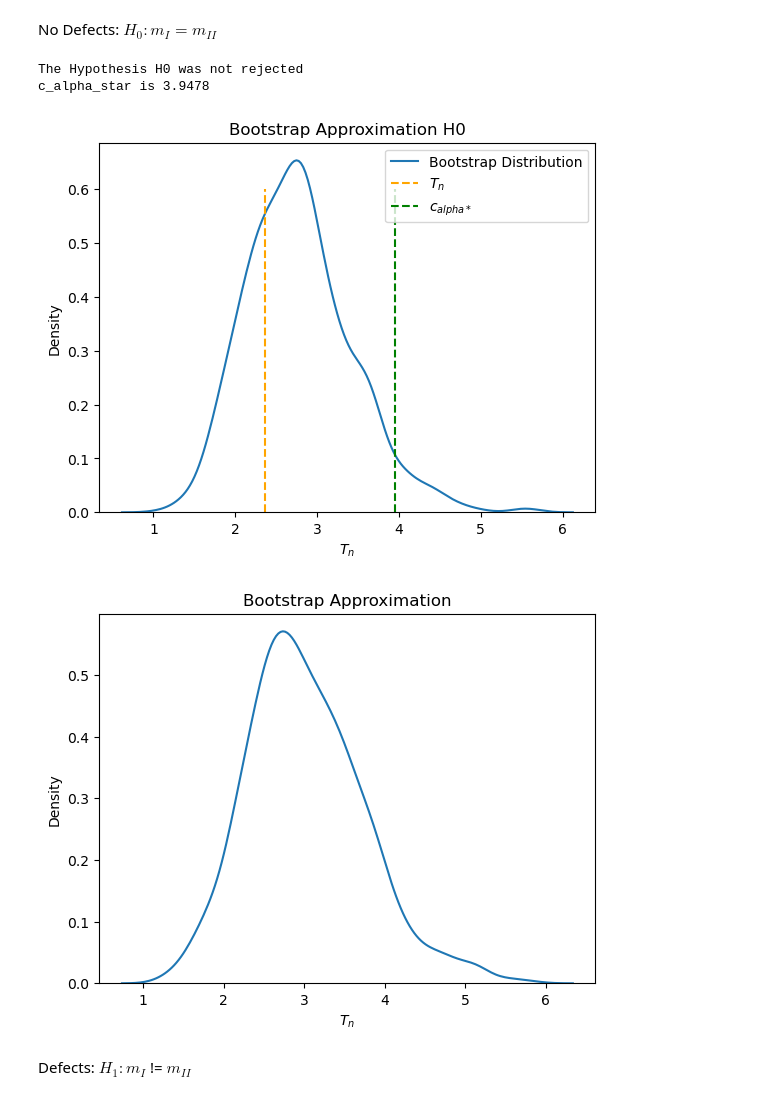
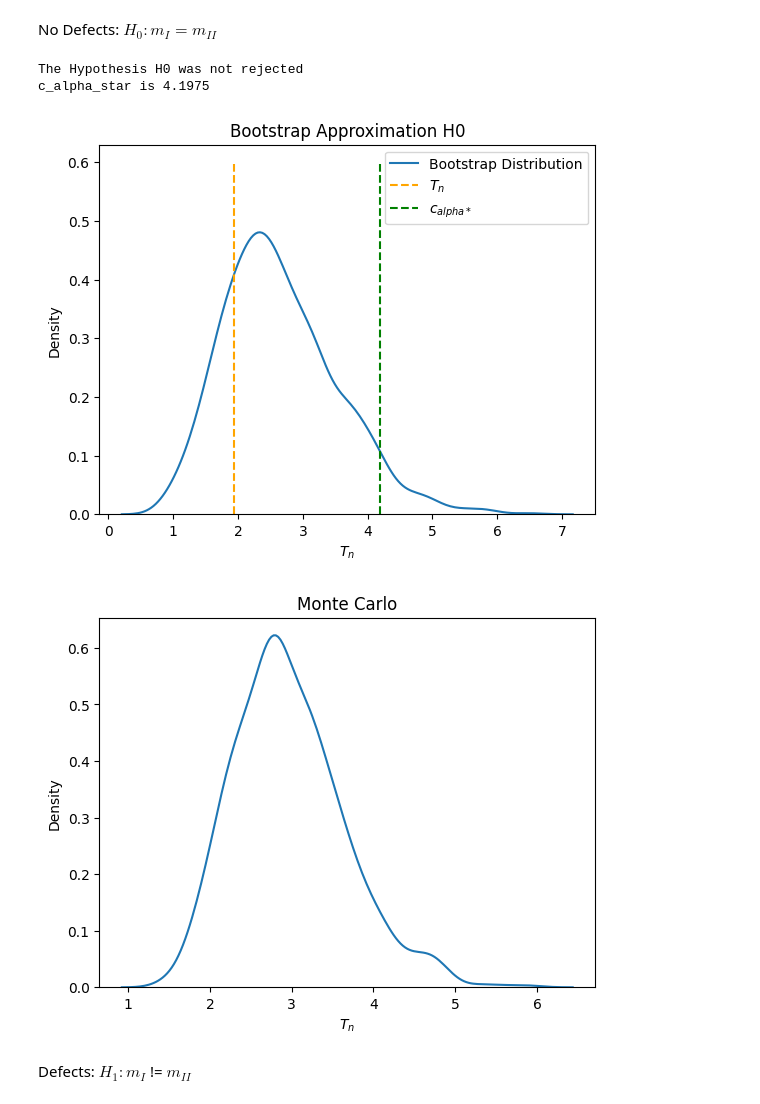
Before and after one commit to JonasEmrich/Wild-Bootstrap-Tests, a Jupyter notebook: wild_bootstrap.ipynb, the cells around one changed output. Saved outputs shown, nothing was run; the diff lists cells and outputs as text; code cells hidden in the pictures.

```diff
--- a/wild_bootstrap.ipynb
+++ b/wild_bootstrap.ipynb
@@ -22,14 +19,14 @@ No Defects: $H_0: m_I = m_{II}$
 # %%
 # Generate observational data
 y1, y2 = generate_data_franke(defect=False)
 
 BS = Bootstrap(method="wild", kernel_function="bartlett_priestley_kernel")
-results_H0 =BS.compute(y1, y2, h=.02, g=.03, B=1000, alpha=.05)
+results_H0 = BS.compute(y1, y2, h=.05, g=.03, B=1000, B_std=25, alpha=.05)
 BS.plot_kde(title="Bootstrap Approximation H0")
 # %% [output]
 The Hypothesis H0 was not rejected
-c_alpha_star is 3.9478
+c_alpha_star is 4.1975
-[figure, old version]
+[figure, new version]
 # %%
 MC = MonteCarlo(kernel_function="bartlett_priestley_kernel")
 Tn_monte = MC.compute_Tn(h=.02, M=1000)
@@ -38,10 +35,10 @@ Tn_monte = MC.compute_Tn(h=.02, M=1000)
 fig, ax = plt.subplots()
 sns.kdeplot(Tn_monte, ax=ax)
 ax.set_xlabel(r"$T_n$")
-ax.set_title("Bootstrap Approximation")
+ax.set_title("Monte Carlo")
 plt.show()
 # %% [output]
-[figure, old version]
+[figure, new version]
 # %% [markdown]
 Defects: $H_1: m_I$ != $m_{II}$
 # %%
```
Also changed, not shown: parts of 4 cells of this notebook, 4 other files.
